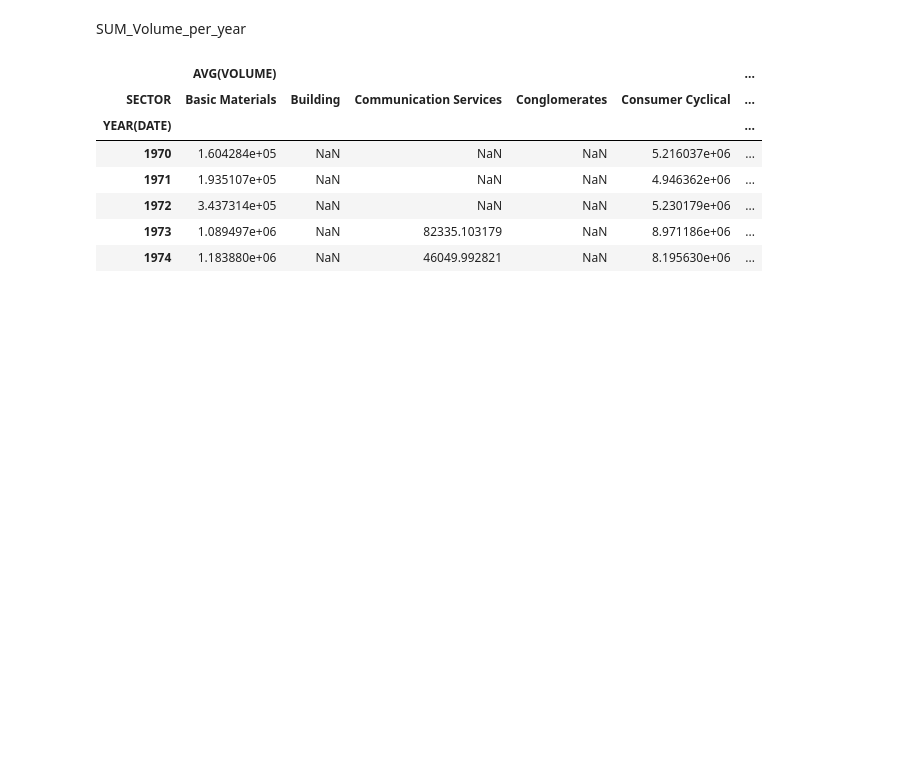
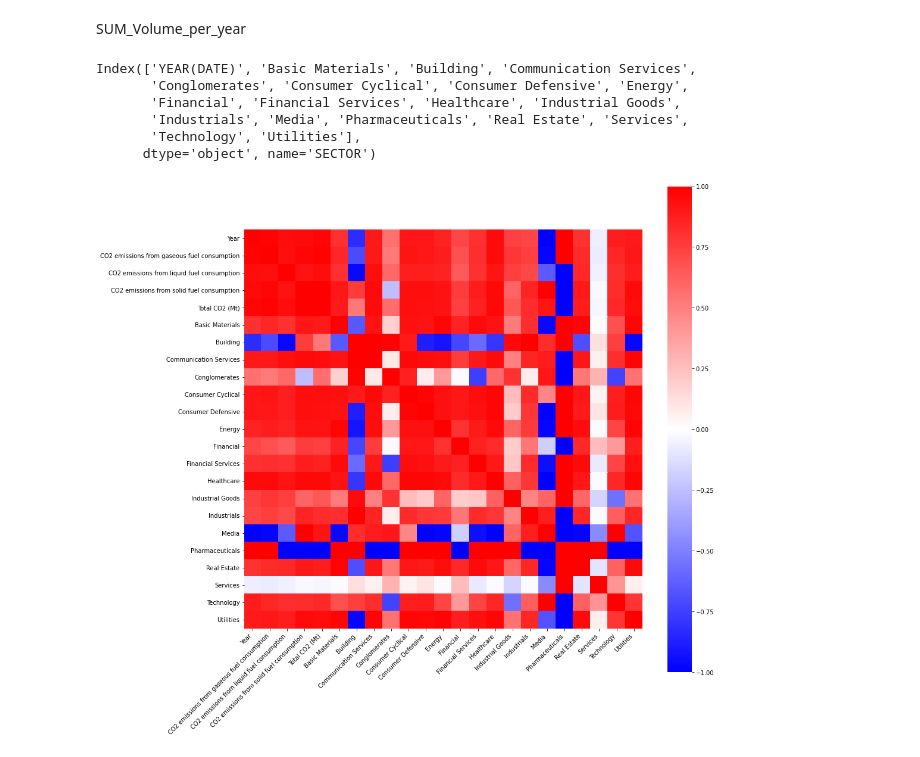
Before and after one commit to qixuan-code/2021_TAMU, a Jupyter notebook: ENVIRONMENT_DATA_ATLAS.ipynb, the cells around one changed output. Drawn from its saved outputs; the diff is of its cells as text; code cells hidden in the pictures; blank space fills up the shorter version.

```diff
--- a/ENVIRONMENT_DATA_ATLAS.ipynb
+++ b/ENVIRONMENT_DATA_ATLAS.ipynb
@@ -147,14 +147,18 @@ SUM_Volume_per_year
 #calculate total volume in respect to different sectors and years
 columns = ['AVG(VOLUME)','YEAR(DATE)','SECTOR']
 year_volume = merged_table1[columns]
-Total_year_Volume =  pd.pivot_table(year_volume, index=["YEAR(DATE)"], columns=["SECTOR"], values=["AVG(VOLUME)"], aggfunc=np.sum)
-Total_year_Volume.head()
+#Total_year_Volume =  pd.pivot_table(year_volume, index=["YEAR(DATE)"], columns=["SECTOR"], values=["AVG(VOLUME)"], aggfunc=np.sum)
+Total_year_Volume = pd.crosstab(year_volume['YEAR(DATE)'],year_volume['SECTOR'], values = year_volume['AVG(VOLUME)'], aggfunc = 'sum')
+Total_year_Volume.reset_index(inplace=True)
-# %% [output]
-|  | AVG(VOLUME) |  |  |  |  | ... |
-| SECTOR | Basic Materials | Building | Communication Services | Conglomerates | Consumer Cyclical | ... |
-| YEAR(DATE) |  |  |  |  |  | ... |
-| 1970 | 1.604284e+05 | NaN | NaN | NaN | 5.216037e+06 | ... |
-| 1971 | 1.935107e+05 | NaN | NaN | NaN | 4.946362e+06 | ... |
-| 1972 | 3.437314e+05 | NaN | NaN | NaN | 5.230179e+06 | ... |
-| 1973 | 1.089497e+06 | NaN | 82335.103179 | NaN | 8.971186e+06 | ... |
-| 1974 | 1.183880e+06 | NaN | 46049.992821 | NaN | 8.195630e+06 | ... |
+# %%
+Total_year_Volume.columns
+# %% [output]
+Index(['YEAR(DATE)', 'Basic Materials', 'Building', 'Communication Services',
+       'Conglomerates', 'Consumer Cyclical', 'Consumer Defensive', 'Energy',
+       'Financial', 'Financial Services', 'Healthcare', 'Industrial Goods',
+       'Industrials', 'Media', 'Pharmaceuticals', 'Real Estate', 'Services',
+       'Technology', 'Utilities'],
+      dtype='object', name='SECTOR')
+# %%
+#list1 = ['YEAR(DATE)','Pharmaceuticals']
+a = pd.merge(df_1,Total_year_Volume, left_on='Year', right_on='YEAR(DATE)')
@@ -160,0 +167,18 @@ Total_year_Volume.head()
+# %%
+
+corr = a.corr()
+plt.figure(figsize=(15, 15))
+ax = sns.heatmap(
+    corr,
+    vmin=-1, vmax=1, center=0, cmap = 'bwr',
+    square=True
+)
+ax.set_xticklabels(
+    ax.get_xticklabels(),
+    rotation=45,
+    horizontalalignment='right'
+);
+
+plt.show()
+# %% [output]
+[figure, added]
```
Also changed, not shown: parts of 1 cell of this notebook.
